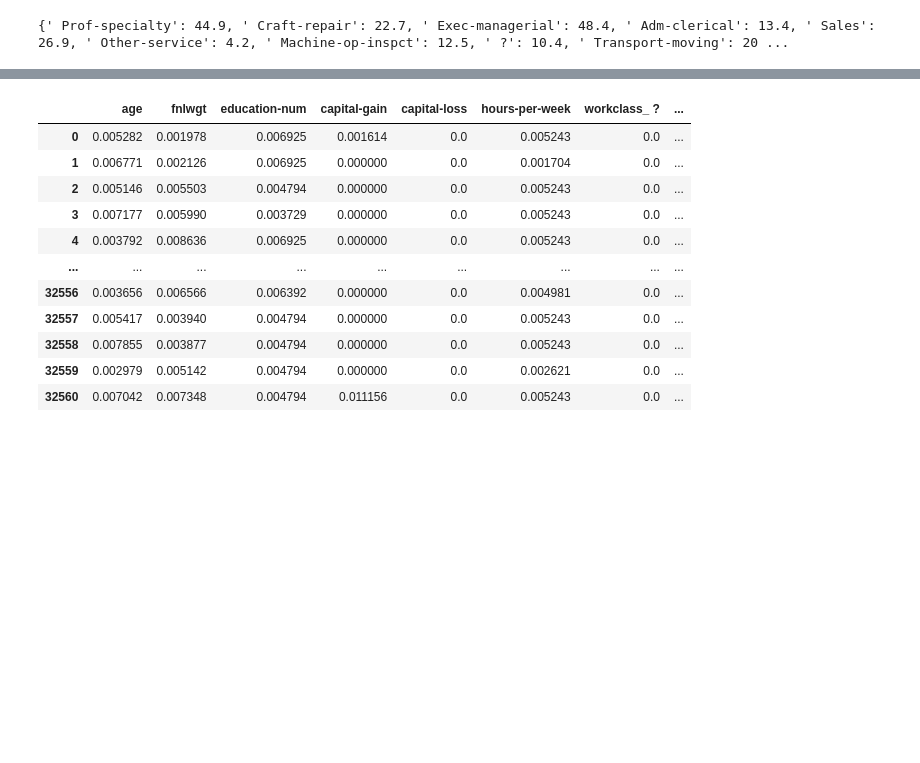
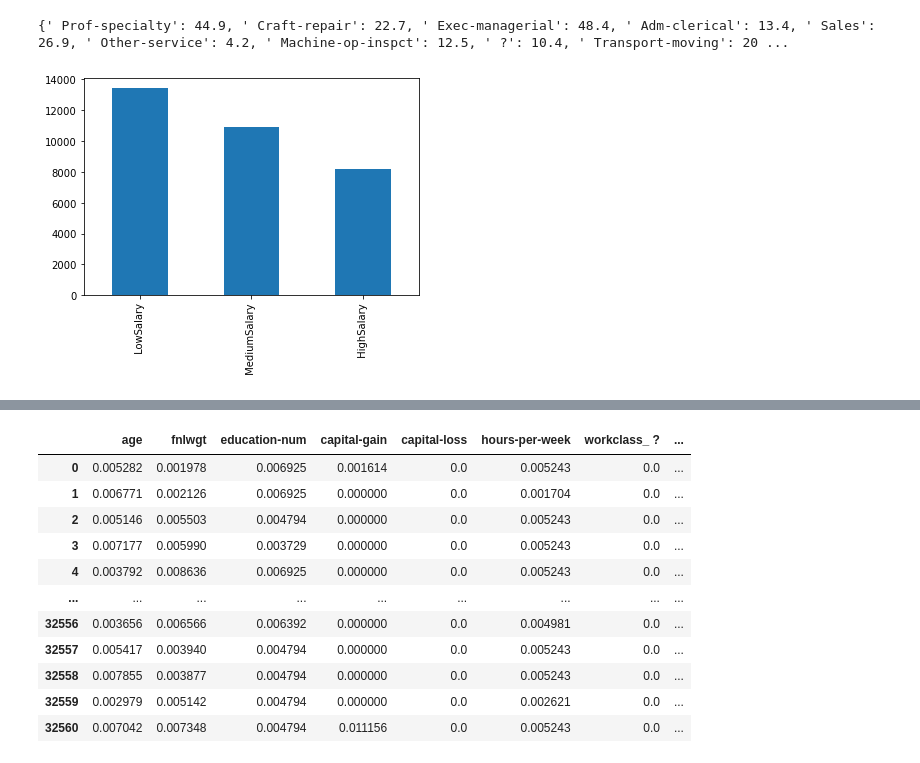
Before and after one commit to dizmonteiro/AECPRO, a Jupyter notebook: pythonProj/jupyter-notebooks/dataAnalysis (Normalization).ipynb, the cells around one changed output, grey strips where cells are left out. Saved outputs shown, nothing was run; the diff lists cells and outputs as text; code cells hidden in the pictures; blank space fills up the shorter version.

```diff
--- a/pythonProj/jupyter-notebooks/dataAnalysis (Normalization).ipynb
+++ b/pythonProj/jupyter-notebooks/dataAnalysis (Normalization).ipynb
@@ -111,6 +111,12 @@ for index, row in test.iterrows():
         test.loc[index, ' occupation'] = ' HighSalary'
 # %% [output]
 {' Prof-specialty': 44.9, ' Craft-repair': 22.7, ' Exec-managerial': 48.4, ' Adm-clerical': 13.4, ' Sales': 26.9, ' Other-service': 4.2, ' Machine-op-inspct': 12.5, ' ?': 10.4, ' Transport-moving': 20 ...
+# %%
+occupationCatCounts = training[' occupation'].value_counts()
+occupationCatCounts.plot.bar()
+plt.show()
+# %% [output]
+[figure, added]
 # %%
 for index, row in training.iterrows():
     if row[' native-country'] != ' United-States':
```
Also changed, not shown: parts of 1 cell of this notebook, 9 other files.
